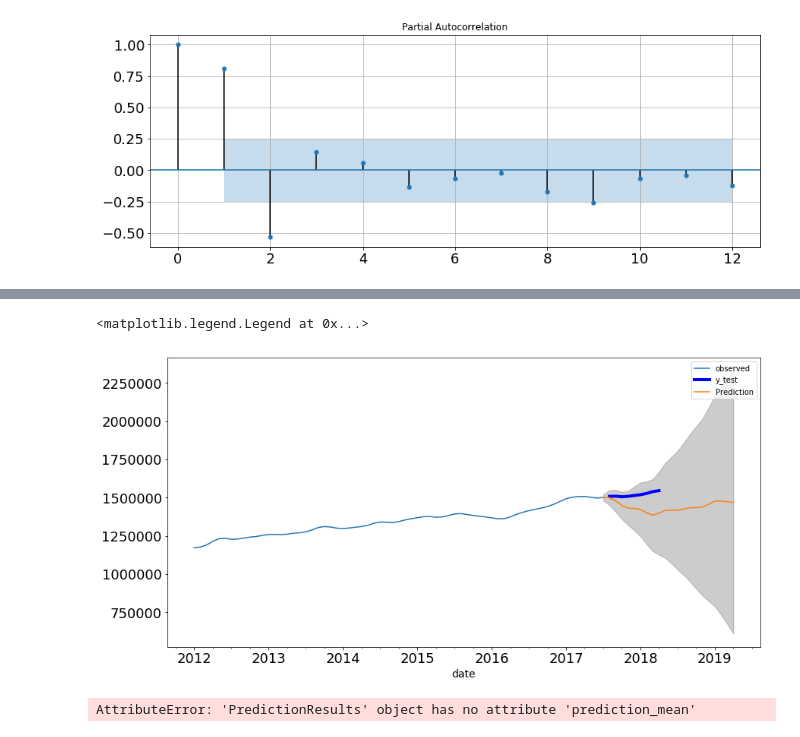
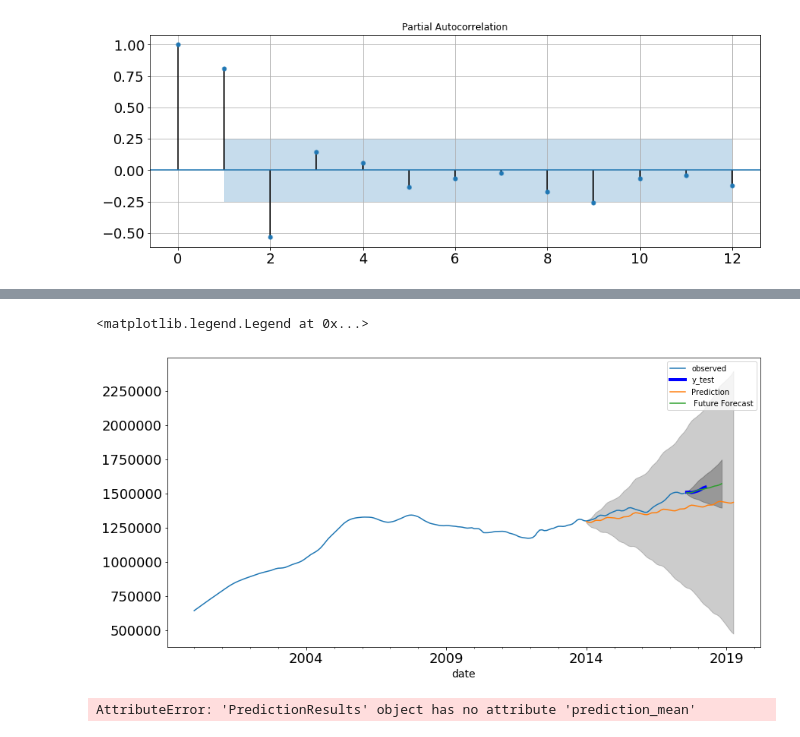
Before and after one commit to angelmanzur/TimeSeries_Zillow_Proj, a Jupyter notebook: Zillow_project-Angel.ipynb, the cells around one changed output, grey strips where cells are left out. Drawn from its saved outputs; the diff is of its cells as text; code cells hidden in the pictures.

Commit message:
updated zillow project with predictions

```diff
--- a/Zillow_project-Angel.ipynb
+++ b/Zillow_project-Angel.ipynb
@@ -180,3 +201,29 @@ def Plot_Compare(data, tdata):
+# %%
+from statsmodels.tsa.stattools import pacf
+def Get_q_params(data):
+    """
+    Get the p Parameters from an PACF
+    """
+    pcfarray, confintarray = pacf(data, alpha=.05)
+    obs = len(data)
+    q_params = []
+    for i,v in enumerate(pcfarray):
+        if (v <= (-1.96/np.sqrt(obs)) or v >= (1.96/np.sqrt(obs))) and i > 0:
+            q_params.append(i)
+    return q_params[:2]
+# %%
+from statsmodels.tsa.stattools import acf
+def Get_p_params(data):
+    """
+    Get the p Parameters from an ACF
+    """
+    acfarray, confintarray = acf(data, alpha=.05)
+    obs = len(data)
+    p_params = []
+    for i,v in enumerate(acfarray):
+        if (v <= (-1.96/np.sqrt(obs)) or v >= (1.96/np.sqrt(obs))) and i > 0:
+            p_params.append(i)
+    return p_params[:2]
 # %%
 
 def Trend_elimination(data):
@@ -412,28 +462,30 @@ results.plot_diagnostics(figsize=(12,8))
 # %%
-pred = results.get_prediction(start=pd.to_datetime(time_cut),
+pred = results.get_prediction(start=pd.to_datetime('2014'),
                               end=pd.to_datetime('2019-04'),
                              dynamic=True)
 pred_ci = pred.conf_int()
 
 
 ax = y_train.plot(label='observed')
 y_test.plot(ax=ax, label='y_test',lw=4, c='b')
 pred.predicted_mean.plot(ax = ax, label='Prediction',figsize=(14,7))
 ax.fill_between(pred_ci.index,
                pred_ci.iloc[:,0],
                pred_ci.iloc[:,1], color='k', alpha=0.2)
 
-# pred_future = results.get_forecast(steps=12)
-# pred_ci2 = pred_future.conf_int()
+pred_future = results.get_forecast(steps=16)
+pred_ci2 = pred_future.conf_int()
 
-# pred_future.predicted_mean.plot(ax=ax, label=' Future Forecast')
-# ax.fill_between(pred_ci2.index,
-#                pred_ci2.iloc[:,0],
-#                pred_ci2.iloc[:,1], color='k',alpha = 0.25)
+pred_future.predicted_mean.plot(ax=ax, label=' Future Forecast')
+ax.fill_between(pred_ci2.index,
+               pred_ci2.iloc[:,0],
+               pred_ci2.iloc[:,1], color='k',alpha = 0.25)
+
+
 plt.legend()
 # %% [output]
 <matplotlib.legend.Legend at 0x...>
-[figure, old version]
+[figure, new version]
 # %%
 # %% [output]
 AttributeError: 'PredictionResults' object has no attribute 'prediction_mean'
```
Also changed, not shown: parts of 20 cells of this notebook.
